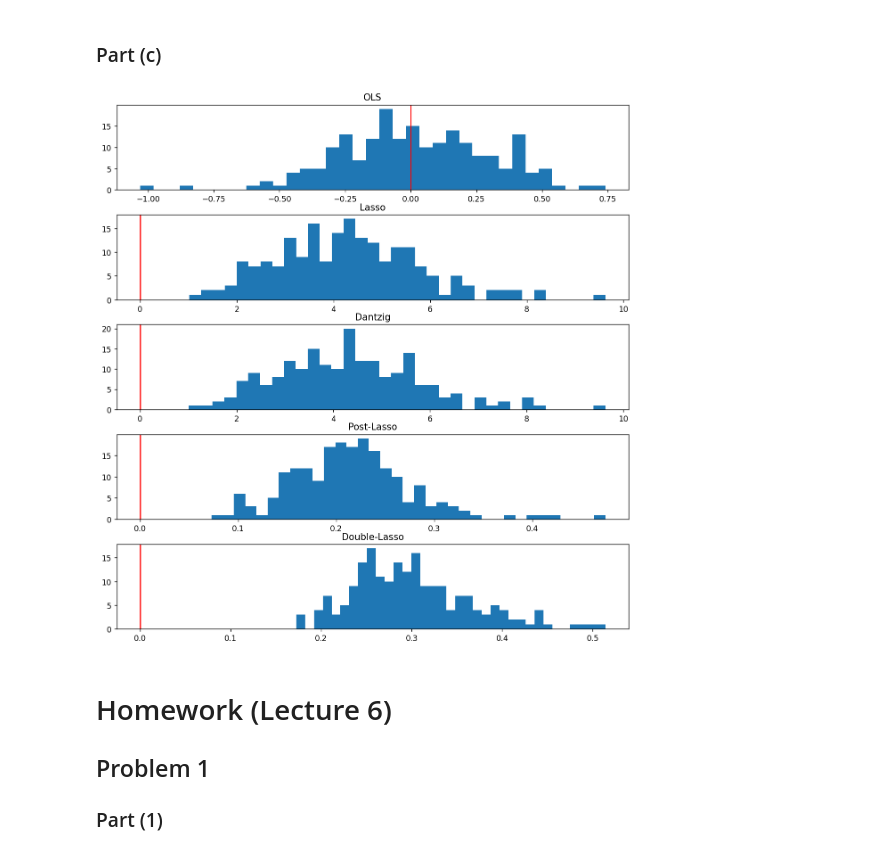
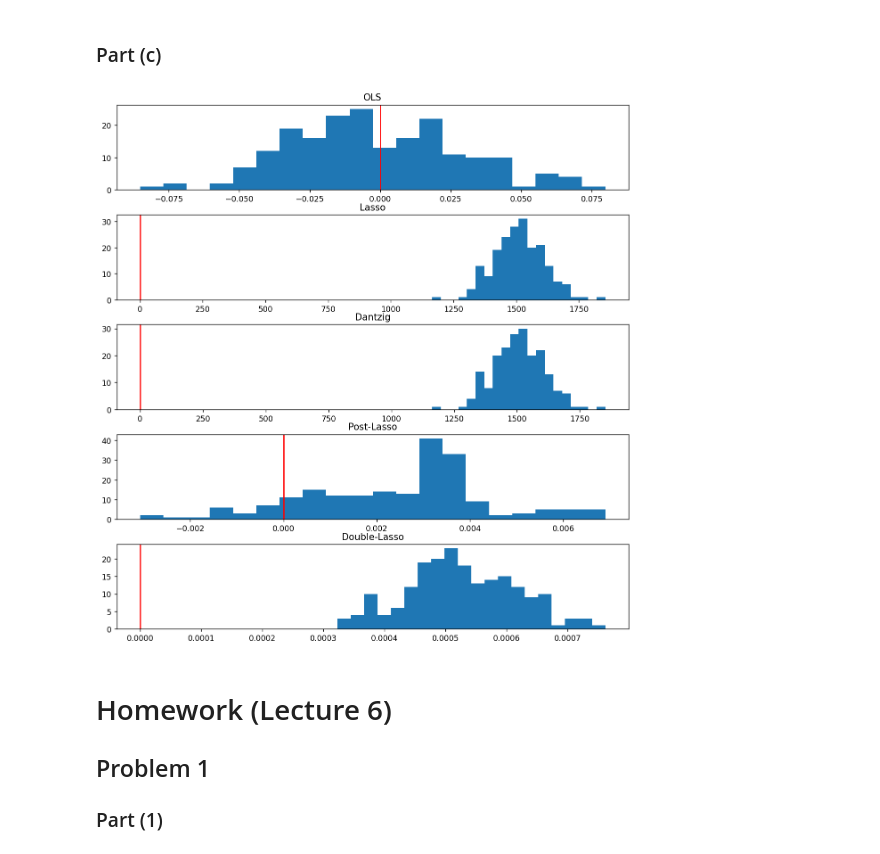
Before and after one commit to mattzhao-R/ml4econs, a Jupyter notebook: hw2/hw2.ipynb, the cells around one changed output. Saved outputs shown, nothing was run; the diff lists cells and outputs as text; code cells hidden in the pictures.

```diff
--- a/hw2/hw2.ipynb
+++ b/hw2/hw2.ipynb
@@ -140,6 +139,33 @@ def DGP(k=5):
     Y = (D * 3 + (W_relevant @ np.ones(k)).reshape(200,1)  + np.random.normal(size=200).reshape(200,1)).flatten()
     X = np.concatenate((D,W),axis=1)
     return D,W,X,Y
+# %%
+def DGP(k=5):
+    W = np.random.normal(size=(200,1))
+    for i in np.arange(49):
+        new = np.random.normal(i,1,size=(200,1)) + W[:,0].reshape(200,1)
+        W = np.concatenate((W,new),axis=1)
+    D = np.random.rand(200,1) * 10 + (W @ (np.random.poisson(lam=5, size=(50,1)) + 1)).reshape(200,1)
+    Y = (D * 5 + W[:,:k] @ np.linspace(0.1,1,k).reshape(k,1) + np.random.normal(size=(200,1))).flatten()
+    X = np.concatenate((D,W),axis=1)
+    return D,W,X,Y
+# %%
+def DGP():
+    # W is 200 x 50, where Wk ~ N(k-1,1)
+    W = np.random.normal(0, 1, (200,1))
+    # D is 200 x 1, D is .49*W1 + .49*W2 + ... + .02*W49 + .01*W50 + N(10,1)
+    D = np.random.normal(10, 1, (200,1))
+    for i in range(49):
+        Wk = np.random.normal(i+1, 1, (200,1)) + (W[:,i])[:,np.newaxis]
+        W = np.column_stack((W,Wk))
+        D = D + (49-i)*Wk/100
+    # Y = D + 0.49*W1 + 0.48*W2 + ... + 0.40*W10 + U, where U ~ N(0,1)
+    Y = np.random.normal(0, 1, (200,1))
+    for i in range(10):
+        Y = Y + (49-i)*Wk/100
+    Y = Y + D
+    X = np.concatenate((D,W),axis=1)
+    return D,W,X,Y.flatten()
 # %% [markdown]
 ### Part (b)
 # %%
@@ -169,12 +195,13 @@ def Dantzig(X,Y):
     p = X.shape[1]
     lambda_ = np.sqrt(2 * np.log(p)) / n
 
-    betas = cp.Variable(p)
+    betas = cp.Variable((p,1))
     objective = cp.Minimize(cp.norm1(betas))
-    constraints = [cp.abs((1/n) * cp.sum(cp.multiply(X[:,j], (Y - X @ betas)))) <= lambda_ for j in range(p)]
+    constraints = [cp.abs((1/n) * cp.sum(cp.multiply(X[:,j].reshape(200,1), (Y.reshape(200,1) - cp.matmul(X,betas))))) <= lambda_ for j in range(p)]
     prob = cp.Problem(objective, constraints)
-    prob.solve()
-    return betas.value[0]
+    prob.solve(solver='ECOS')
+    b_hat = betas.value
+    return b_hat[0][0]
 
 def Post(X,Y):
     # variable selection
@@ -229,14 +256,14 @@ prob2_results = pd.DataFrame(np.array(output),columns = ['OLS', 'Lasso', 'Dantzi
 # %%
 fig, ax = plt.subplots(nrows=prob2_results.shape[1])
 fig.set_size_inches((10,10))
 fig.set_dpi(125)
 fig.tight_layout()
 for i,name in enumerate(prob2_results.columns):
-    ax[i].hist(prob2_results[name]-3,bins=35)
+    ax[i].hist(prob2_results[name]-5,bins=20)
     ax[i].axvline(color='red')
     ax[i].set_title(name)
 # %% [output]
-[figure, old version]
+[figure, new version]
 # %% [markdown]
 # Homework (Lecture 6)
 
```
Also changed, not shown: parts of 3 cells of this notebook.
